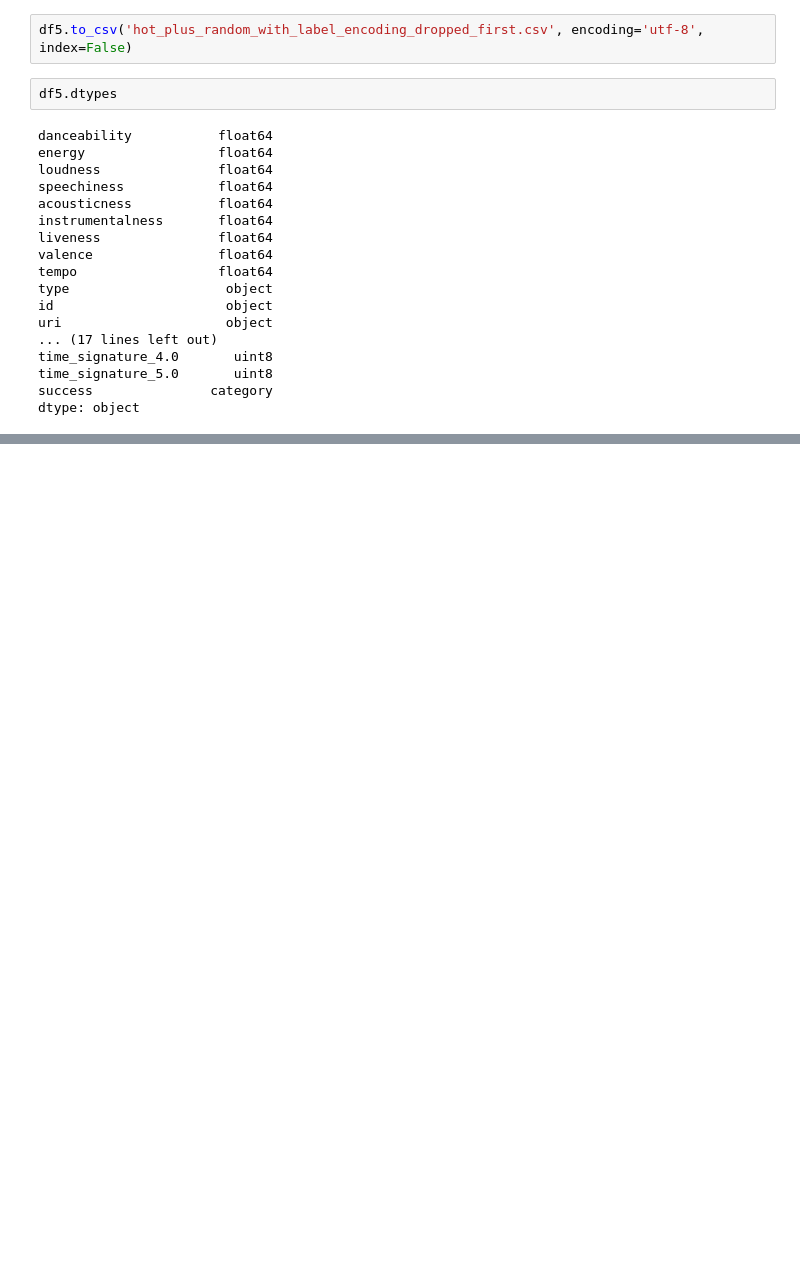
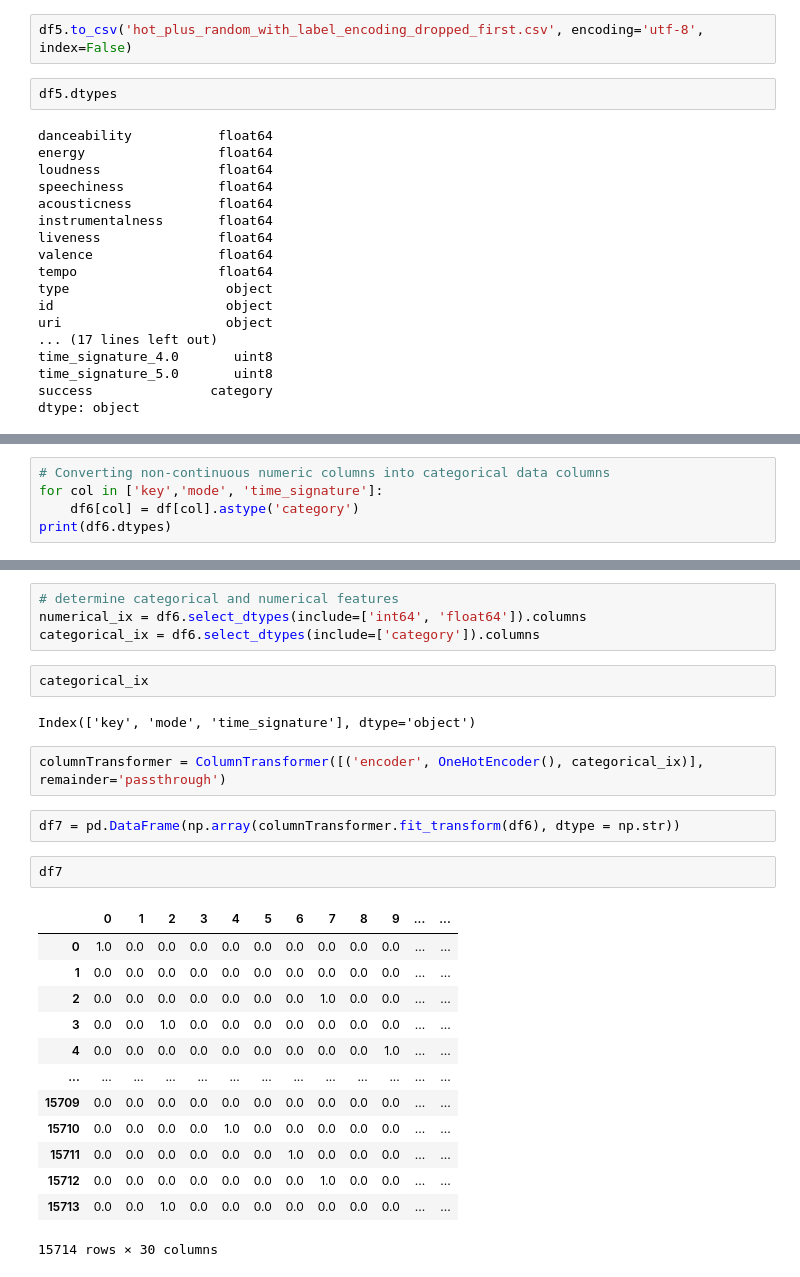
Before and after one commit to daniel-isidro/hot_n_pop_song_machine, a Jupyter notebook: data_prep/data_prep.ipynb, the cells around one changed output, grey strips where cells are left out. Saved outputs shown, nothing was run; the diff lists cells and outputs as text; blank space fills up the shorter version.

```diff
--- a/data_prep/data_prep.ipynb
+++ b/data_prep/data_prep.ipynb
@@ -421,0 +495,5 @@ dtype: object
+# %%
+# Converting non-continuous numeric columns into categorical data columns
+for col in ['key','mode', 'time_signature']:
+    df6[col] = df[col].astype('category')
+print(df6.dtypes)
@@ -421,0 +516,28 @@ dtype: object
+# %%
+# determine categorical and numerical features
+numerical_ix = df6.select_dtypes(include=['int64', 'float64']).columns
+categorical_ix = df6.select_dtypes(include=['category']).columns
+# %%
+categorical_ix
+# %% [output]
+Index(['key', 'mode', 'time_signature'], dtype='object')
+# %%
+columnTransformer = ColumnTransformer([('encoder', OneHotEncoder(), categorical_ix)], remainder='passthrough')
+# %%
+df7 = pd.DataFrame(np.array(columnTransformer.fit_transform(df6), dtype = np.str))
+# %%
+df7
+# %% [output]
+|  | 0 | 1 | 2 | 3 | 4 | 5 | 6 | 7 | 8 | 9 | ... | ... |
+| 0 | 1.0 | 0.0 | 0.0 | 0.0 | 0.0 | 0.0 | 0.0 | 0.0 | 0.0 | 0.0 | ... | ... |
+| 1 | 0.0 | 0.0 | 0.0 | 0.0 | 0.0 | 0.0 | 0.0 | 0.0 | 0.0 | 0.0 | ... | ... |
+| 2 | 0.0 | 0.0 | 0.0 | 0.0 | 0.0 | 0.0 | 0.0 | 1.0 | 0.0 | 0.0 | ... | ... |
+| 3 | 0.0 | 0.0 | 1.0 | 0.0 | 0.0 | 0.0 | 0.0 | 0.0 | 0.0 | 0.0 | ... | ... |
+| 4 | 0.0 | 0.0 | 0.0 | 0.0 | 0.0 | 0.0 | 0.0 | 0.0 | 0.0 | 1.0 | ... | ... |
+| ... | ... | ... | ... | ... | ... | ... | ... | ... | ... | ... | ... | ... |
+| 15709 | 0.0 | 0.0 | 0.0 | 0.0 | 0.0 | 0.0 | 0.0 | 0.0 | 0.0 | 0.0 | ... | ... |
+| 15710 | 0.0 | 0.0 | 0.0 | 0.0 | 1.0 | 0.0 | 0.0 | 0.0 | 0.0 | 0.0 | ... | ... |
+| 15711 | 0.0 | 0.0 | 0.0 | 0.0 | 0.0 | 0.0 | 1.0 | 0.0 | 0.0 | 0.0 | ... | ... |
+| 15712 | 0.0 | 0.0 | 0.0 | 0.0 | 0.0 | 0.0 | 0.0 | 1.0 | 0.0 | 0.0 | ... | ... |
+| 15713 | 0.0 | 0.0 | 1.0 | 0.0 | 0.0 | 0.0 | 0.0 | 0.0 | 0.0 | 0.0 | ... | ... |
+15714 rows × 30 columns
```
Also changed, not shown: parts of 21 cells of this notebook, 2 other files.
